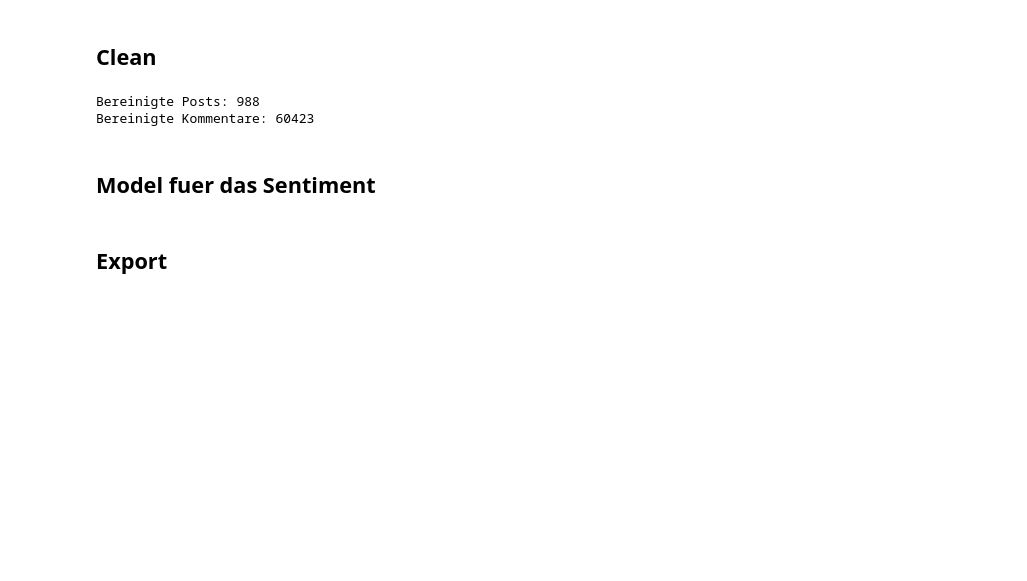
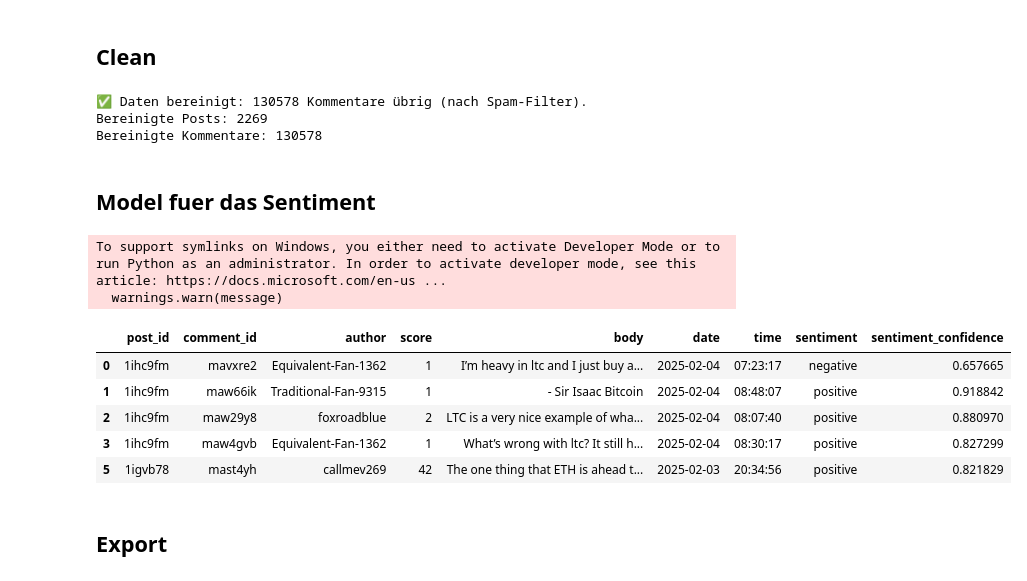
Before and after one commit to Reimser/sp3_3_studienarbeit, a Jupyter notebook: notebooks/scrape.ipynb, the cells around one changed output. Cells and saved outputs as stored; diff of their text form; code cells hidden in the pictures; blank space fills up the shorter version.

```diff
--- a/notebooks/scrape.ipynb
+++ b/notebooks/scrape.ipynb
@@ -151,7 +198,7 @@ Daten können jetzt in der Pipeline bereinigt werden...
 # %% [markdown]
 ## Clean
 # %%
-def clean_data(df_posts, df_comments):
+def clean_data(df_posts, df_comments, comment_threshold=500):# Anpassbarer Schwellenwert für Kommentare pro Nutzer
     # 1. Duplikate entfernen
     df_posts = df_posts.drop_duplicates(subset=["post_id"])
     df_comments = df_comments.drop_duplicates(subset=["comment_id"])
@@ -171,7 +218,7 @@ def clean_data(df_posts, df_comments):
     df_comments["date"] = df_comments["created_utc"].dt.date
     df_comments["time"] = df_comments["created_utc"].dt.time
 
-    # 5. Option: Original `created_utc`-Spalte entfernen (falls nicht mehr benötigt)
+    # 5. Original `created_utc`-Spalte entfernen
     df_posts.drop(columns=["created_utc"], inplace=True)
     df_comments.drop(columns=["created_utc"], inplace=True)
 
@@ -179,27 +226,40 @@ def clean_data(df_posts, df_comments):
     df_posts = df_posts[df_posts['score'] > 0]  # Posts mit negativem Score entfernen
     df_comments = df_comments[df_comments['score'] > 0]  # Kommentare mit negativem Score entfernen
 
+    # 7. Entferne bekannte Bot-Accounts
+    bot_accounts = ["AutoModerator", "coinfeeds-bot", "devCheckingIn"]
+    df_comments = df_comments[~df_comments["author"].isin(bot_accounts)]
+
+    # 8. Entferne Nutzer mit übermäßigen Kommentaren
+    comment_counts = df_comments["author"].value_counts()
+    frequent_users = comment_counts[comment_counts > comment_threshold].index  # Nutzer über Grenze
+    df_comments = df_comments[~df_comments["author"].isin(frequent_users)]
+
+    print(f"✅ Daten bereinigt: {df_comments.shape[0]} Kommentare übrig (nach Spam-Filter).")
+
     return df_posts, df_comments
 # %%
 # Bereinigen der Daten
-df_posts_clean, df_comments_clean = clean_data(df_posts_initial, df_comments_initial)
+df_posts_clean, df_comments_clean = clean_data(df_posts, df_comments, comment_threshold=300)# Anpassbarer Schwellenwert für Kommentare pro Nutzer
+
 
 # Überprüfen, wie viele Einträge übrig sind
 print(f"Bereinigte Posts: {len(df_posts_clean)}")
 print(f"Bereinigte Kommentare: {len(df_comments_clean)}")
 # %% [output]
-Bereinigte Posts: 988
-Bereinigte Kommentare: 60423
+✅ Daten bereinigt: 130578 Kommentare übrig (nach Spam-Filter).
+Bereinigte Posts: 2269
+Bereinigte Kommentare: 130578
 # %% [markdown]
 ## Model fuer das Sentiment
 # %%
-# 🔹 FinBERT-Modell & Tokenizer laden
-MODEL_NAME = "ProsusAI/finbert"
+# Neues Modell laden
+MODEL_NAME = "cardiffnlp/twitter-roberta-base-sentiment"
 tokenizer = AutoTokenizer.from_pretrained(MODEL_NAME)
 model = AutoModelForSequenceClassification.from_pretrained(MODEL_NAME)
 
 # 🔹 Sicherstellen, dass die Spalte "body" existiert
-if "body" not in df.columns:
+if "body" not in df_comments_clean.columns:
     raise ValueError("Fehler: Die CSV-Datei enthält keine 'body'-Spalte mit Kommentaren!")
 
 # 🔹 Funktion zur Sentiment-Analyse
@@ -219,6 +279,18 @@ def analyze_sentiment(text):
     return sentiment, confidence
 
 # 🔹 Sentiment für alle Kommentare berechnen
-df_comments_clean["sentiment"], df_comments_clean["sentiment_confidence"] = zip(*df["body"].map(analyze_sentiment))
+df_comments_clean["sentiment"], df_comments_clean["sentiment_confidence"] = zip(*df_comments_clean["body"].map(analyze_sentiment))
+# %% [output]
+To support symlinks on Windows, you either need to activate Developer Mode or to run Python as an administrator. In order to activate developer mode, see this article: https://docs.microsoft.com/en-us ...
+  warnings.warn(message)
+# %%
+df_comments_clean.head()
+# %% [output]
+|  | post_id | comment_id | author | score | body | date | time | sentiment | sentiment_confidence |
+| 0 | 1ihc9fm | mavxre2 | Equivalent-Fan-1362 | 1 | I’m heavy in ltc and I just buy a... | 2025-02-04 | 07:23:17 | negative | 0.657665 |
+| 1 | 1ihc9fm | maw66ik | Traditional-Fan-9315 | 1 | - Sir Isaac Bitcoin | 2025-02-04 | 08:48:07 | positive | 0.918842 |
+| 2 | 1ihc9fm | maw29y8 | foxroadblue | 2 | LTC is a very nice example of wha... | 2025-02-04 | 08:07:40 | positive | 0.880970 |
+| 3 | 1ihc9fm | maw4gvb | Equivalent-Fan-1362 | 1 | What’s wrong with ltc? It still h... | 2025-02-04 | 08:30:17 | positive | 0.827299 |
+| 5 | 1igvb78 | mast4yh | callmev269 | 42 | The one thing that ETH is ahead t... | 2025-02-03 | 20:34:56 | positive | 0.821829 |
 # %% [markdown]
 ## Export
```
Also changed, not shown: parts of 9 cells of this notebook, 2 other files.
